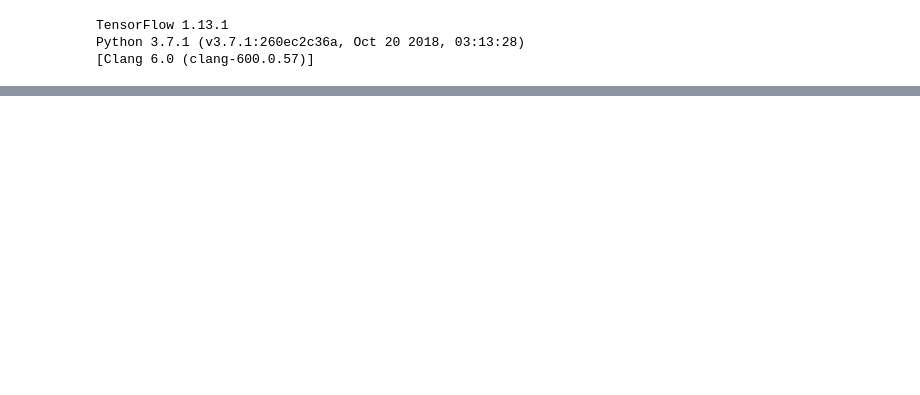
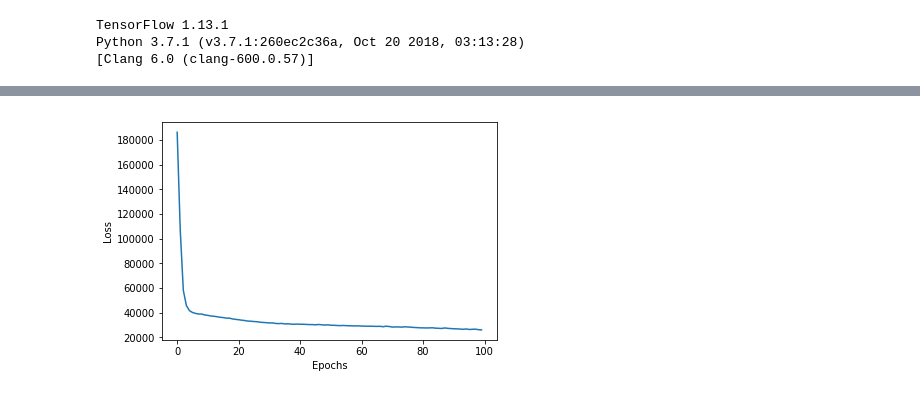
Before and after one commit to adhm271/teamone, a Jupyter notebook: mlp_regression.ipynb, the cells around one changed output, grey strips where cells are left out. Drawn from its saved outputs; the diff is of its cells as text; code cells hidden in the pictures; blank space fills up the shorter version.

```diff
--- a/mlp_regression.ipynb
+++ b/mlp_regression.ipynb
@@ -51,0 +179,5 @@ ic50_values = ###
+# %%
+# and remove the nans in the other frames
+#print(sum(np.isnan(final_auc)))
+final_auc = np.nan_to_num(final_auc)
+print(sum(np.isnan(final_auc)))
@@ -84,10 +249,11 @@ plt.show()
 # %%
-val_loss = results.history['val_loss']
 loss = results.history['loss']
-print(regressor.summary())
+#print(regressor.summary())
 # let's plot the performance curve
 plt.figure()
-plt.plot(val_loss, label='val_loss')
 plt.plot(loss, label = 'loss')
-plt.legend()
+plt.xlabel('Epochs')
+plt.ylabel('Loss')
 plt.show()
+# %% [output]
+[figure, added]
```
Also changed, not shown: parts of 26 cells of this notebook, 16 other files.
